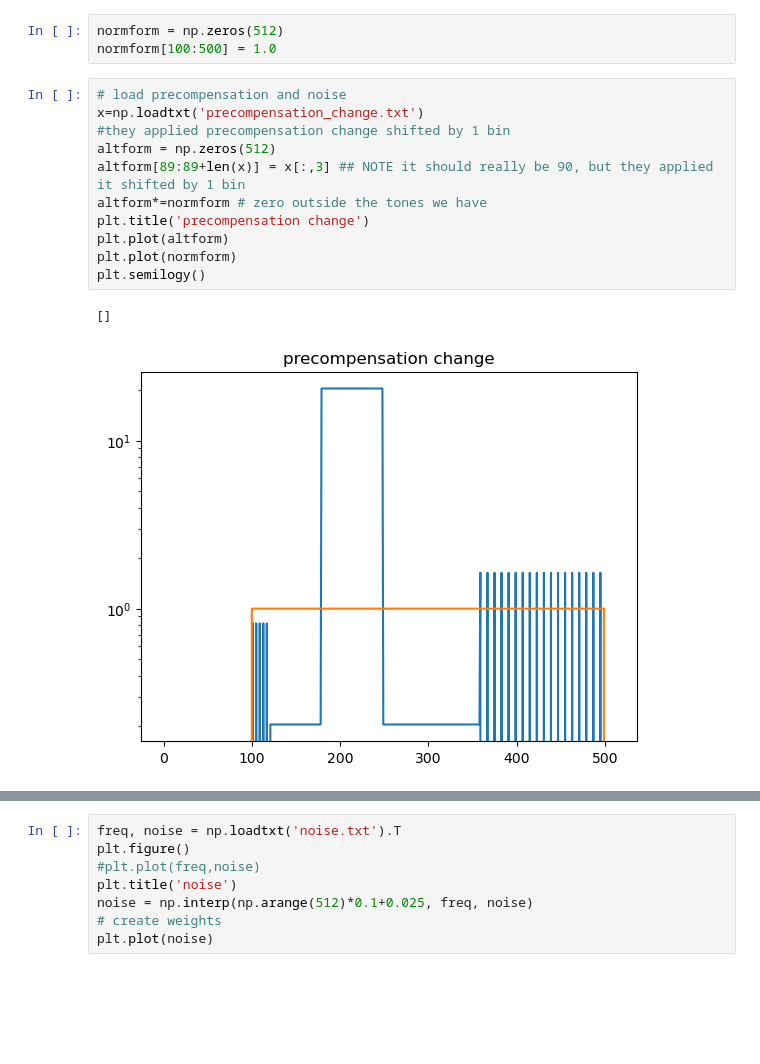
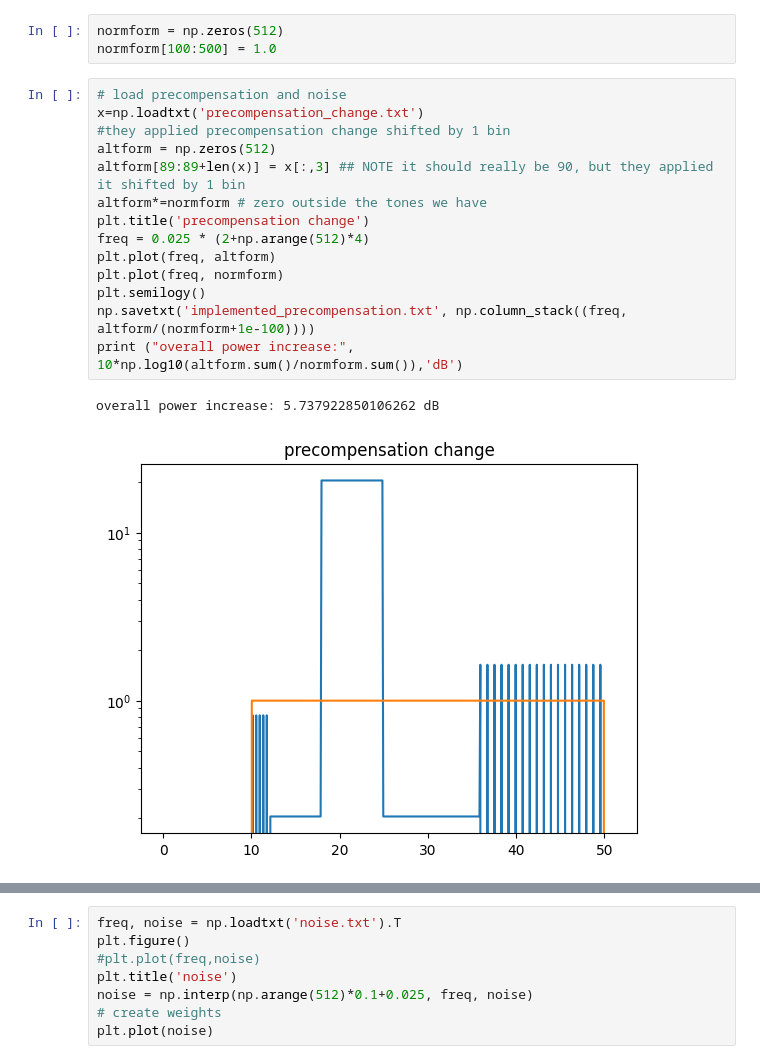
Before and after one commit to lusee-night/calibrator_wf, a Jupyter notebook: weights/create_weights.ipynb, the cells around one changed output, grey strips where cells are left out. Cells and saved outputs as stored; diff of their text form; blank space fills up the shorter version.

```diff
--- a/weights/create_weights.ipynb
+++ b/weights/create_weights.ipynb
@@ -8,14 +8,17 @@ normform[100:500] = 1.0
 # %%
 # load precompensation and noise
 x=np.loadtxt('precompensation_change.txt')
 #they applied precompensation change shifted by 1 bin
 altform = np.zeros(512)
 altform[89:89+len(x)] = x[:,3] ## NOTE it should really be 90, but they applied it shifted by 1 bin
 altform*=normform # zero outside the tones we have
 plt.title('precompensation change')
-plt.plot(altform)
-plt.plot(normform)
+freq = 0.025 * (2+np.arange(512)*4)
+plt.plot(freq, altform)
+plt.plot(freq, normform)
 plt.semilogy()
+np.savetxt('implemented_precompensation.txt', np.column_stack((freq, altform/(normform+1e-100))))
+print ("overall power increase:", 10*np.log10(altform.sum()/normform.sum()),'dB')
 # %% [output]
-[]
+overall power increase: 5.737922850106262 dB
-[figure, old version]
+[figure, new version]
```
Also changed, not shown: parts of 1 cell of this notebook.
